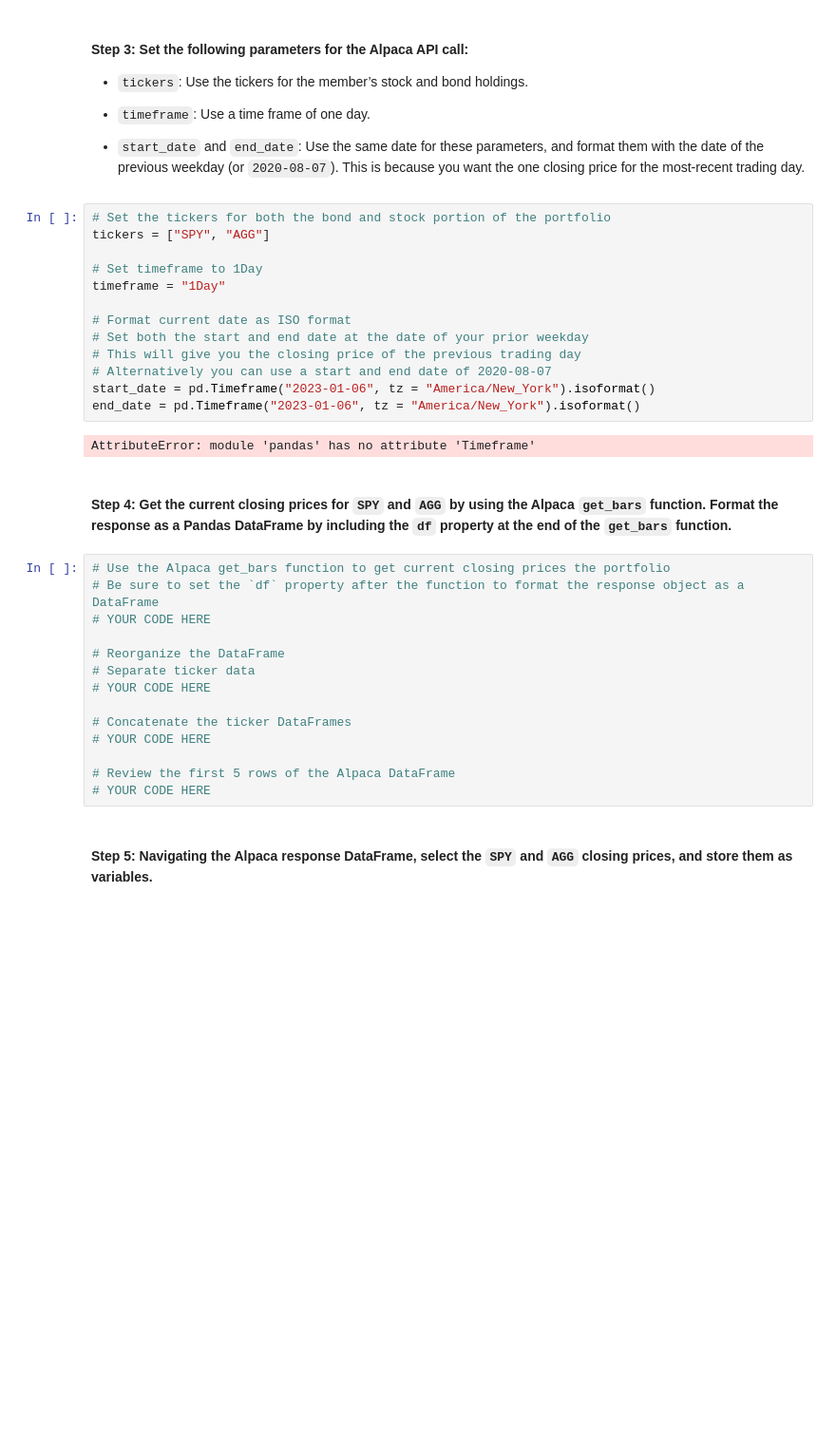
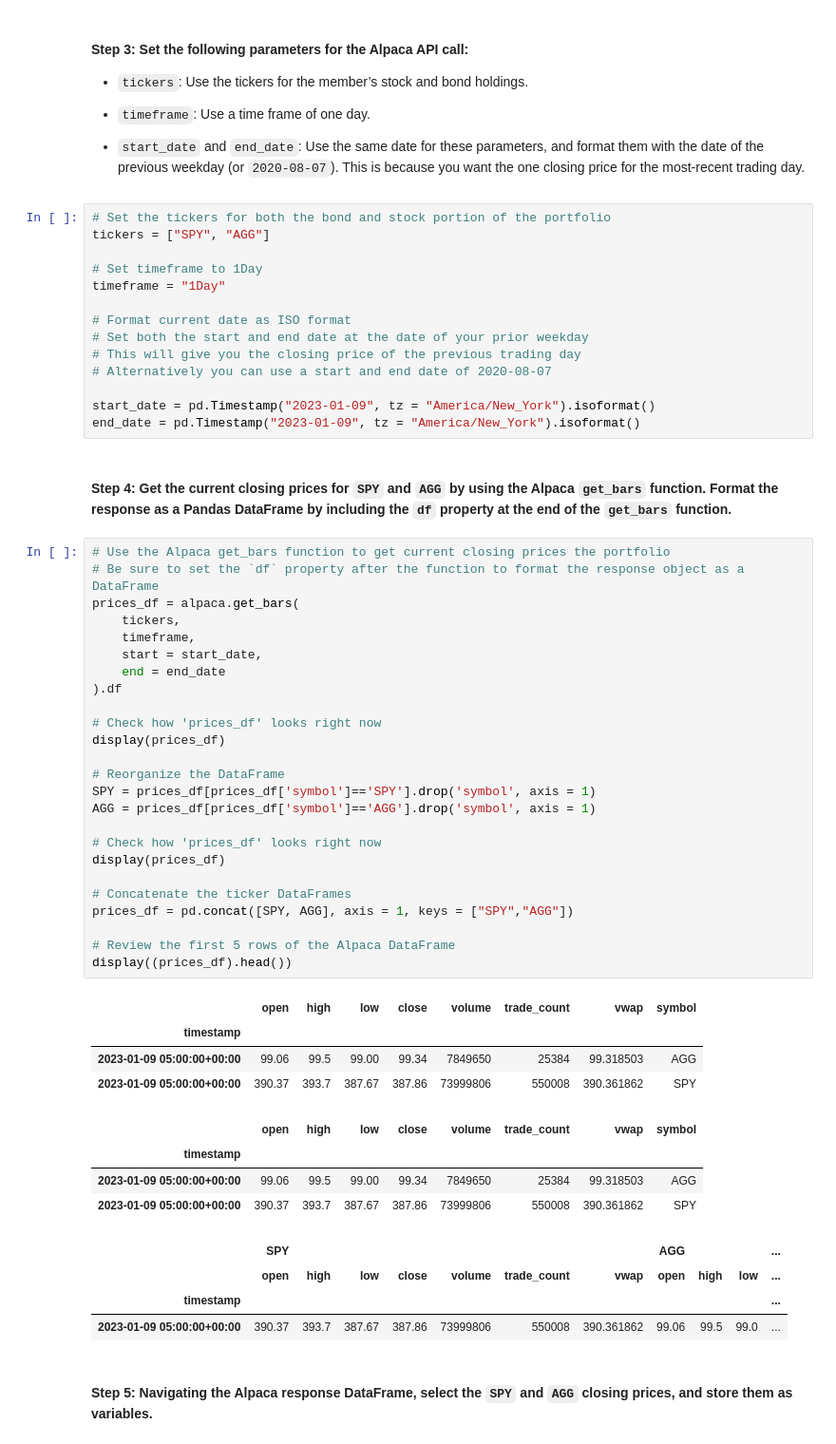
Before and after one commit to marvinlee100/Module_5_Challenge_FINAL, a Jupyter notebook: Challenge_Files/financial_planning_tools.ipynb, the cells around one changed output. Shown at 95% size. Saved outputs shown, nothing was run; the diff lists cells and outputs as text; blank space fills up the shorter version.

```diff
--- a/Challenge_Files/financial_planning_tools.ipynb
+++ b/Challenge_Files/financial_planning_tools.ipynb
@@ -233,26 +233,49 @@ timeframe = "1Day"
 # Set both the start and end date at the date of your prior weekday
 # This will give you the closing price of the previous trading day
 # Alternatively you can use a start and end date of 2020-08-07
-start_date = pd.Timeframe("2023-01-06", tz = "America/New_York").isoformat()
-end_date = pd.Timeframe("2023-01-06", tz = "America/New_York").isoformat()
+
+start_date = pd.Timestamp("2023-01-09", tz = "America/New_York").isoformat()
+end_date = pd.Timestamp("2023-01-09", tz = "America/New_York").isoformat()
-# %% [output]
-AttributeError: module 'pandas' has no attribute 'Timeframe'
 # %% [markdown]
 #### Step 4: Get the current closing prices for `SPY` and `AGG` by using the Alpaca `get_bars` function. Format the response as a Pandas DataFrame by including the `df` property at the end of the `get_bars` function.
 # %%
 # Use the Alpaca get_bars function to get current closing prices the portfolio
 # Be sure to set the `df` property after the function to format the response object as a DataFrame
-# YOUR CODE HERE
+prices_df = alpaca.get_bars(
+    tickers,
+    timeframe,
+    start = start_date,
+    end = end_date
+).df
+
+# Check how 'prices_df' looks right now
+display(prices_df)
 
 # Reorganize the DataFrame
-# Separate ticker data
-# YOUR CODE HERE
+SPY = prices_df[prices_df['symbol']=='SPY'].drop('symbol', axis = 1)
+AGG = prices_df[prices_df['symbol']=='AGG'].drop('symbol', axis = 1)
+
+# Check how 'prices_df' looks right now
+display(prices_df)
 
 # Concatenate the ticker DataFrames
-# YOUR CODE HERE
+prices_df = pd.concat([SPY, AGG], axis = 1, keys = ["SPY","AGG"])
 
 # Review the first 5 rows of the Alpaca DataFrame
-# YOUR CODE HERE
+display((prices_df).head())
+# %% [output]
+|  | open | high | low | close | volume | trade_count | vwap | symbol |
+| timestamp |  |  |  |  |  |  |  |  |
+| 2023-01-09 05:00:00+00:00 | 99.06 | 99.5 | 99.00 | 99.34 | 7849650 | 25384 | 99.318503 | AGG |
+| 2023-01-09 05:00:00+00:00 | 390.37 | 393.7 | 387.67 | 387.86 | 73999806 | 550008 | 390.361862 | SPY |
+|  | open | high | low | close | volume | trade_count | vwap | symbol |
+| timestamp |  |  |  |  |  |  |  |  |
+| 2023-01-09 05:00:00+00:00 | 99.06 | 99.5 | 99.00 | 99.34 | 7849650 | 25384 | 99.318503 | AGG |
+| 2023-01-09 05:00:00+00:00 | 390.37 | 393.7 | 387.67 | 387.86 | 73999806 | 550008 | 390.361862 | SPY |
+|  | SPY |  |  |  |  |  |  | AGG |  |  | ... |
+|  | open | high | low | close | volume | trade_count | vwap | open | high | low | ... |
+| timestamp |  |  |  |  |  |  |  |  |  |  | ... |
+| 2023-01-09 05:00:00+00:00 | 390.37 | 393.7 | 387.67 | 387.86 | 73999806 | 550008 | 390.361862 | 99.06 | 99.5 | 99.0 | ... |
 # %% [markdown]
 #### Step 5: Navigating the Alpaca response DataFrame, select the `SPY` and `AGG` closing prices, and store them as variables.
 # %%
```
Also changed, not shown: parts of 39 cells of this notebook.
